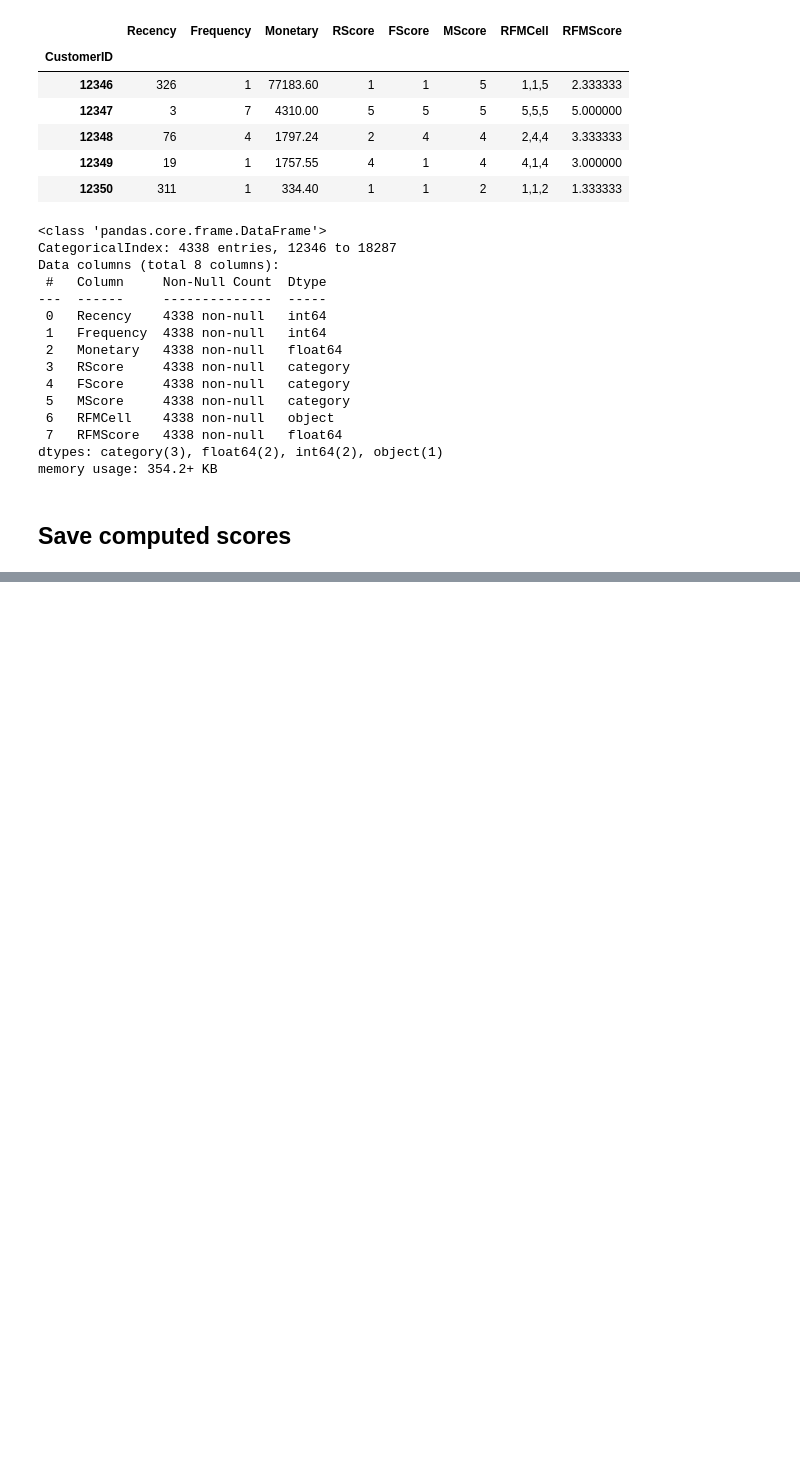
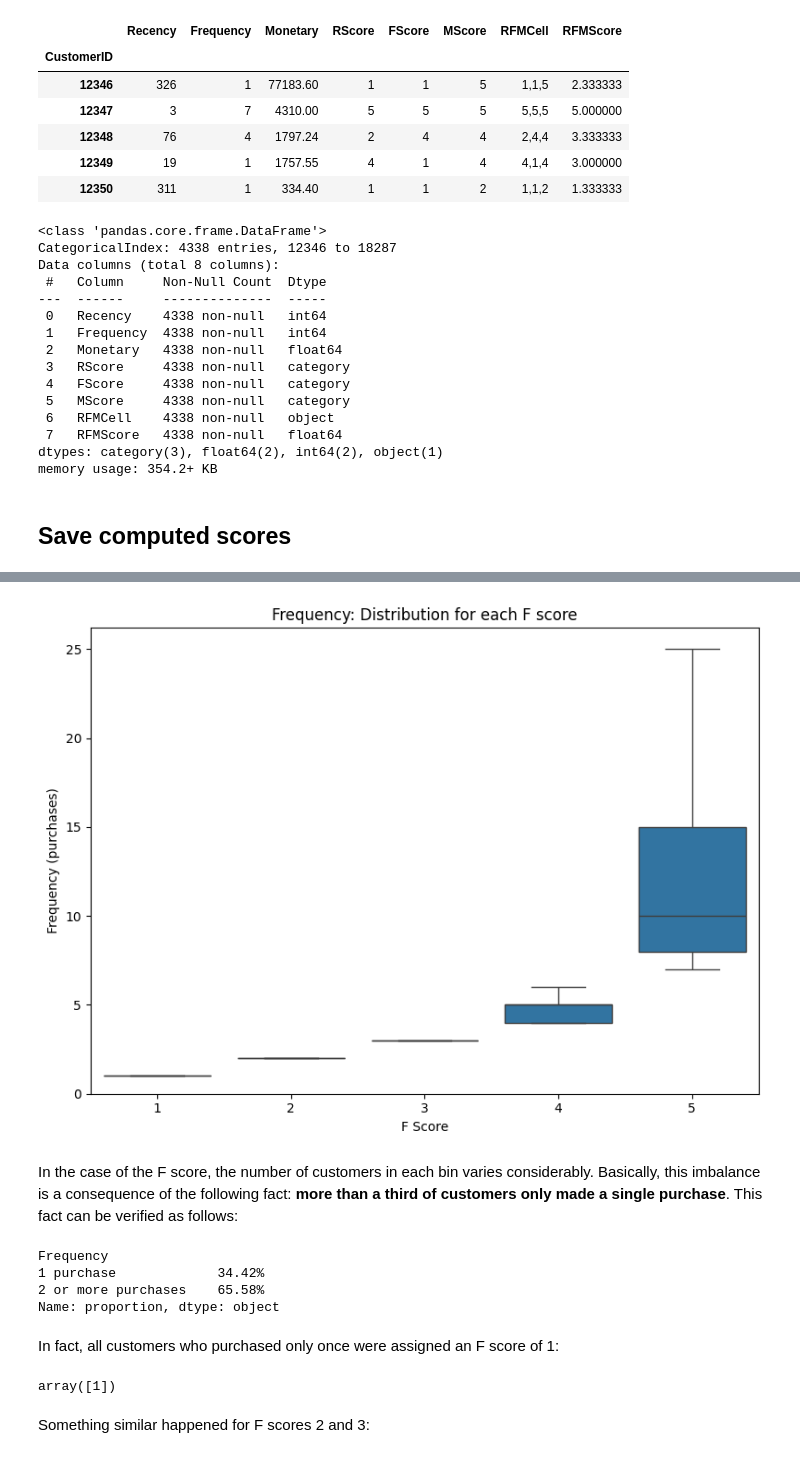
Before and after one commit to mwoitek/python-customer-segmentation, a Jupyter notebook: notebooks/online_retail/rfm_scores.ipynb, the cells around one changed output, grey strips where cells are left out. Saved outputs shown, nothing was run; the diff lists cells and outputs as text; code cells hidden in the pictures; blank space fills up the shorter version.

```diff
--- a/notebooks/online_retail/rfm_scores.ipynb
+++ b/notebooks/online_retail/rfm_scores.ipynb
@@ -338,0 +429,40 @@ df_rfm.to_csv(out_file, index=True)
+# %%
+def plot_distribution_by_score(
+    df: pd.DataFrame,
+    attr: RFMAttribute,
+    *,
+    save: bool = False,
+    figsize: tuple[float, float] = (8.0, 6.0),
+) -> None:
+    fig, ax = plt.subplots(figsize=figsize, layout="tight")
+    ax = cast(Axes, ax)
+
+    first_letter = attr[0]
+    sns.boxplot(
+        data=df,
+        x=f"{first_letter}Score",
+        y=attr,
+        ax=ax,
+        # I just want to know if the RFM attributes are distributed in a way
+        # that makes sense. For this reason, I'll hide the outliers.
+        showfliers=False,
+    )
+    ax.set_title(f"{attr}: Distribution for each {first_letter} score")
+    ax.set_xlabel(f"{first_letter} Score")
+    ax.set_ylim(bottom=0)
+
+    match attr:
+        case "Recency":
+            unit = "days"
+        case "Frequency":
+            unit = "purchases"
+        case "Monetary":
+            unit = "£"
+    ax.set_ylabel(f"{attr} ({unit})")
+
+    if save:
+        out_img = IMG_DIR / f"{attr.lower()}_distribution.png"
+        fig.savefig(out_img)
+        plt.close(fig)
+    else:
+        plt.show()
@@ -338,0 +475,26 @@ df_rfm.to_csv(out_file, index=True)
+# %%
+plot_distribution_by_score(df_rfm, "Frequency")
+# %% [output]
+[figure, added]
+# %% [markdown]
+In the case of the F score, the number of customers in each bin varies
+considerably. Basically, this imbalance is a consequence of the following
+fact: **more than a third of customers only made a single purchase**. This
+fact can be verified as follows:
+# %%
+df_rfm.Frequency.transform(lambda f: "1 purchase" if f == 1 else "2 or more purchases").value_counts(
+    normalize=True, sort=False
+).mul(100.0).transform(lambda p: f"{p:.2f}%")
+# %% [output]
+Frequency
+1 purchase             34.42%
+2 or more purchases    65.58%
+Name: proportion, dtype: object
+# %% [markdown]
+In fact, all customers who purchased only once were assigned an F score of 1:
+# %%
+df_rfm.loc[df_rfm.FScore == 1, "Frequency"].unique()
+# %% [output]
+array([1])
+# %% [markdown]
+Something similar happened for F scores 2 and 3:
```
Also changed, not shown: parts of 28 cells of this notebook.
